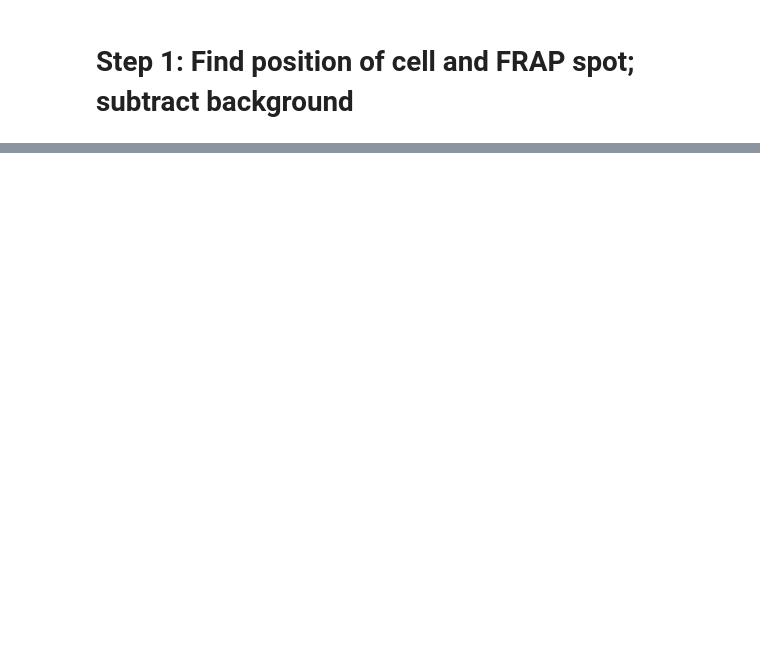
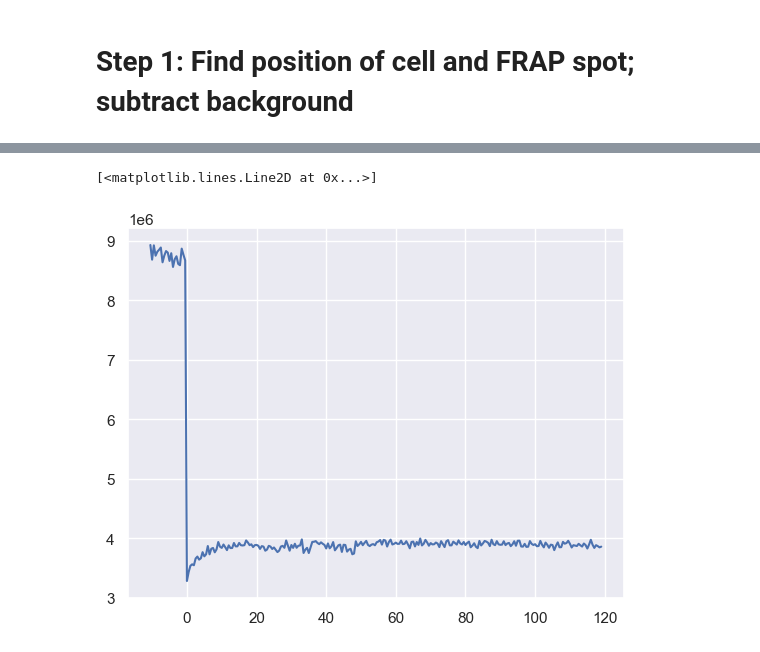
Before and after one commit to Colorado-State-University-Stasevich-Lab/frap_analysis, a Jupyter notebook: Spot_FRAP_Analyzer.ipynb, the cells around one changed output, grey strips where cells are left out. Cells and saved outputs as stored; diff of their text form; code cells hidden in the pictures; blank space fills up the shorter version.

```diff
--- a/Spot_FRAP_Analyzer.ipynb
+++ b/Spot_FRAP_Analyzer.ipynb
@@ -119,0 +187,14 @@ plt.show()
+# %%
+x = center[1]
+y = center[0]
+framen, dimy, dimx = vid[0].shape
+r=15
+frap_rec_h2b = np.array([np.sum(create_circle(dimx, dimy, x, y, r)*vid[0][i]) for i in np.arange(len(vid[0]))])
+# Create an array of x-values (assuming they are just the indices of the array)
+my_x = np.arange(len(vid[0]))*0.5-(21*0.5)
+
+# Plot the values
+plt.plot(my_x, frap_rec_h2b)
+# %% [output]
+[<matplotlib.lines.Line2D at 0x...>]
+[figure, added]
```
Also changed, not shown: parts of 30 cells of this notebook.
